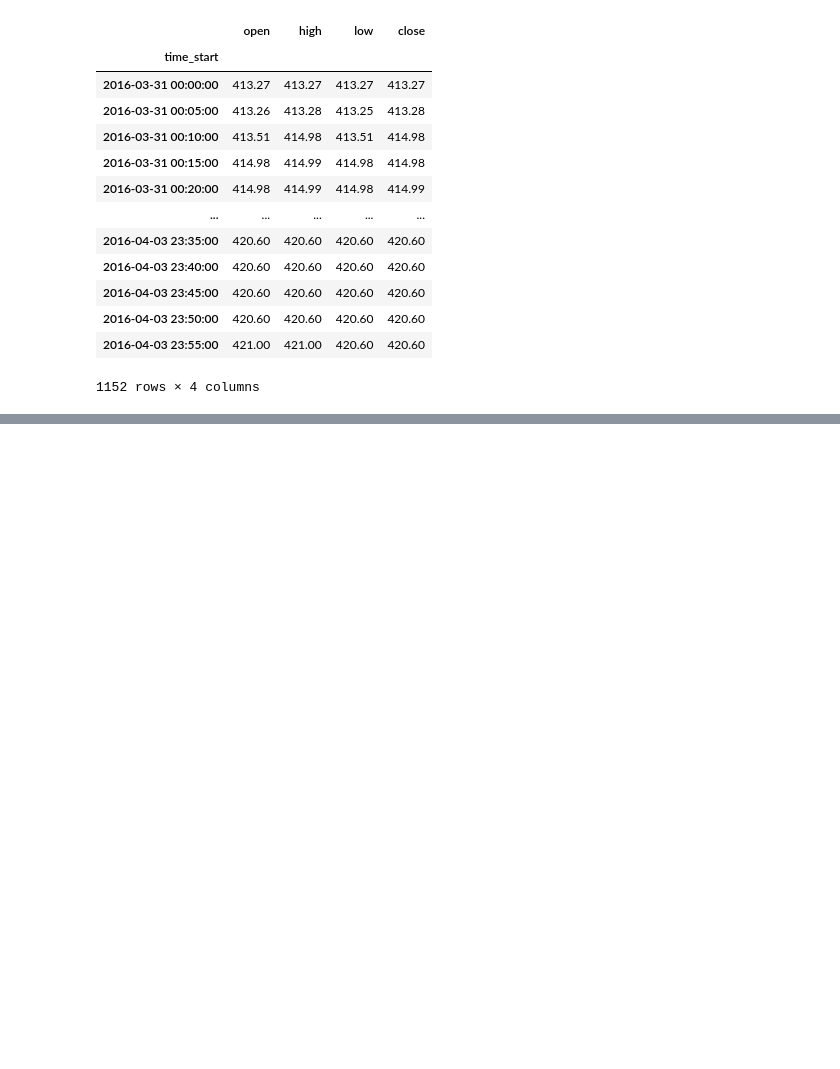
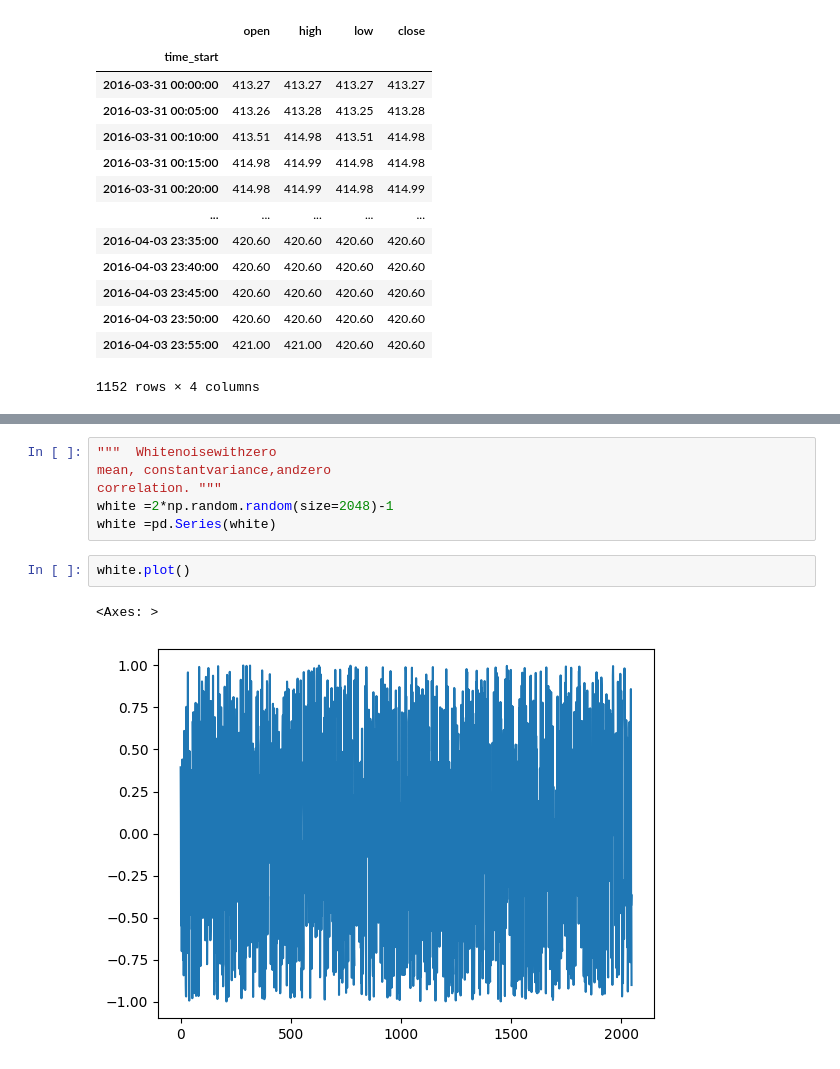
Before and after one commit to David-Mares-Silva/DataScience, a Jupyter notebook: Time Series Analysis.ipynb, the cells around one changed output, grey strips where cells are left out. Saved outputs shown, nothing was run; the diff lists cells and outputs as text; blank space fills up the shorter version.

```diff
--- a/Time Series Analysis.ipynb
+++ b/Time Series Analysis.ipynb
@@ -431,0 +453,11 @@ bars.ffill()
+# %%
+"""  Whitenoisewithzero
+mean, constantvariance,andzero
+correlation. """
+white =2*np.random.random(size=2048)-1
+white =pd.Series(white)
+# %%
+white.plot()
+# %% [output]
+<Axes: >
+[figure, added]
```
Also changed, not shown: parts of 38 cells of this notebook, 1 other file.
